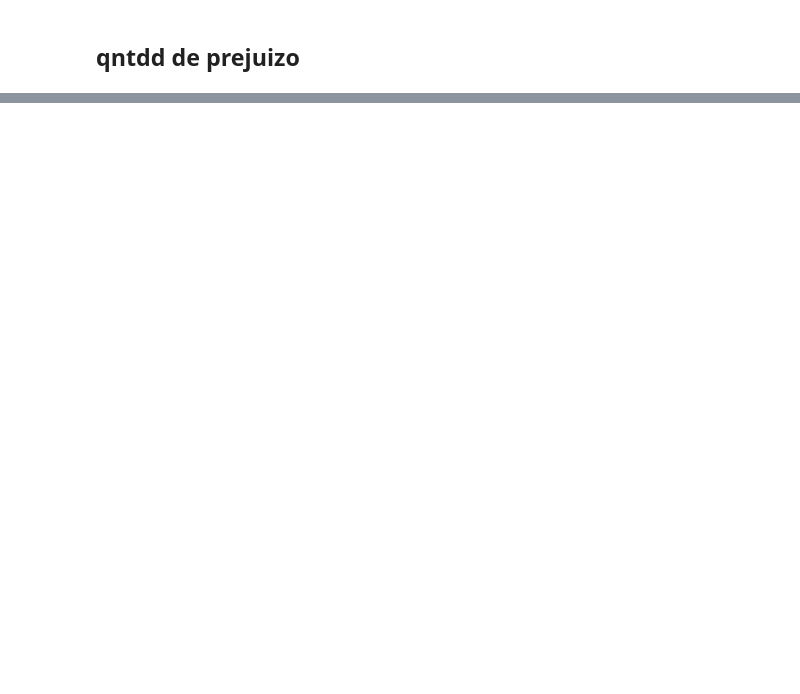
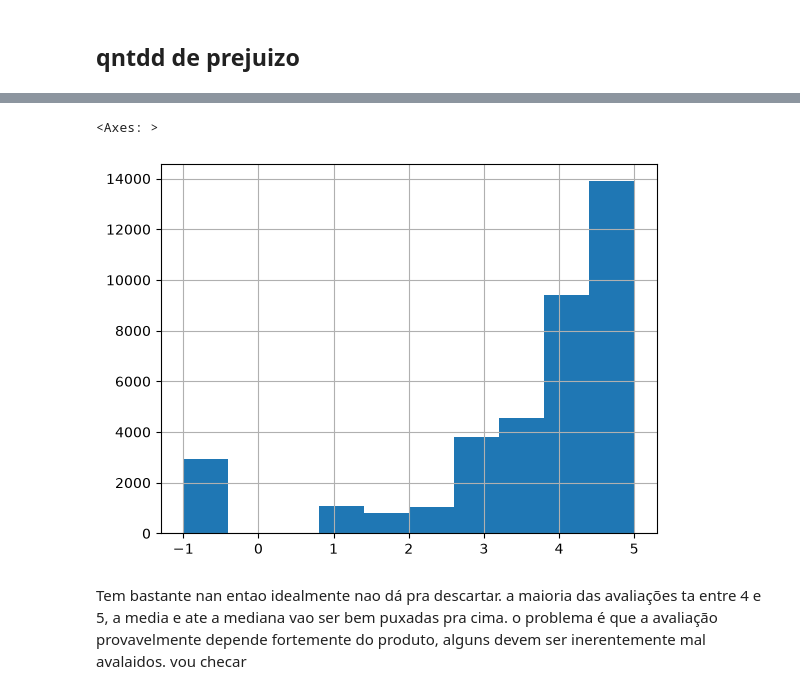
Before and after one commit to UFRJ-Analytica/ufrj-analytica-training, a Jupyter notebook: entregaveis/notebooks/rhenan_goncalves.ipynb, the cells around one changed output, grey strips where cells are left out. Drawn from its saved outputs; the diff is of its cells as text; code cells hidden in the pictures; blank space fills up the shorter version.

```diff
--- a/entregaveis/notebooks/rhenan_goncalves.ipynb
+++ b/entregaveis/notebooks/rhenan_goncalves.ipynb
@@ -180,0 +270,5 @@ A empresa tá indo bem, tem poucas vendas no prejuizo e no geral ela ta lucrando
+# %%
+df["data_venda"] = pd.to_datetime(df["data_venda"], format = "mixed")
+print(df["data_venda"].min())
+print(df["data_venda"].max())
+# o periodo das datas ta muito bonitinho pra tar errado, esse format="mixed" é cabuloso msm, foi a mensagem de erro q sugeriu
@@ -180,0 +295,6 @@ A empresa tá indo bem, tem poucas vendas no prejuizo e no geral ela ta lucrando
+# %%
+# só tirar os espaços do incicio , as letras maiusculas tao certinhas. Os nomes q faltam n vale a pena descartar a coluna, a informaçao da venda em si
+# é mais importante, só o coitado do vendedor q vai ficar sem comissão mas aí faz parte. Só botar com desconhecido.
+df.fillna({"vendedor": "Desconhecido"}, inplace=True)
+df["vendedor"] = df["vendedor"].str.strip()
+df["vendedor"].value_counts()
@@ -180,0 +324,4 @@ A empresa tá indo bem, tem poucas vendas no prejuizo e no geral ela ta lucrando
+# %%
+#  COMO DESLIGA O CAPS LOCK
+df["fidelidade_cliente"]=df["fidelidade_cliente"].str.upper()
+df["fidelidade_cliente"].unique()
@@ -180,0 +338,9 @@ A empresa tá indo bem, tem poucas vendas no prejuizo e no geral ela ta lucrando
+# %%
+##fill temporario pra vizualizar no grafico
+temp = df["avaliacao_cliente"].fillna(-1)
+temp.hist()
+# %% [output]
+<Axes: >
+[figure, added]
+# %% [markdown]
+Tem bastante nan entao idealmente nao dá pra descartar. a maioria das avaliações ta entre 4 e 5, a media e ate a mediana vao ser bem puxadas pra cima. o problema é que a avaliação provavelmente depende fortemente do produto, alguns devem ser inerentemente mal avalaidos. vou checar
```
Also changed, not shown: parts of 35 cells of this notebook.
